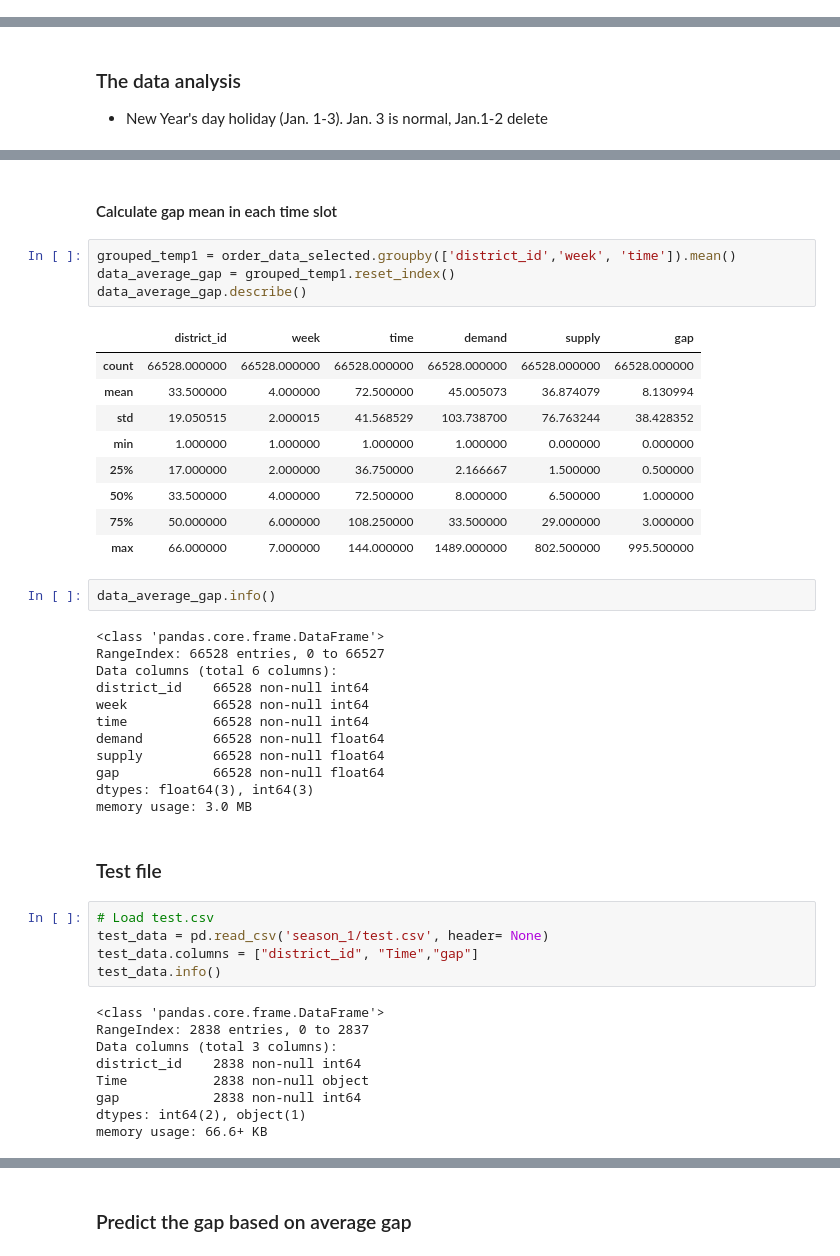
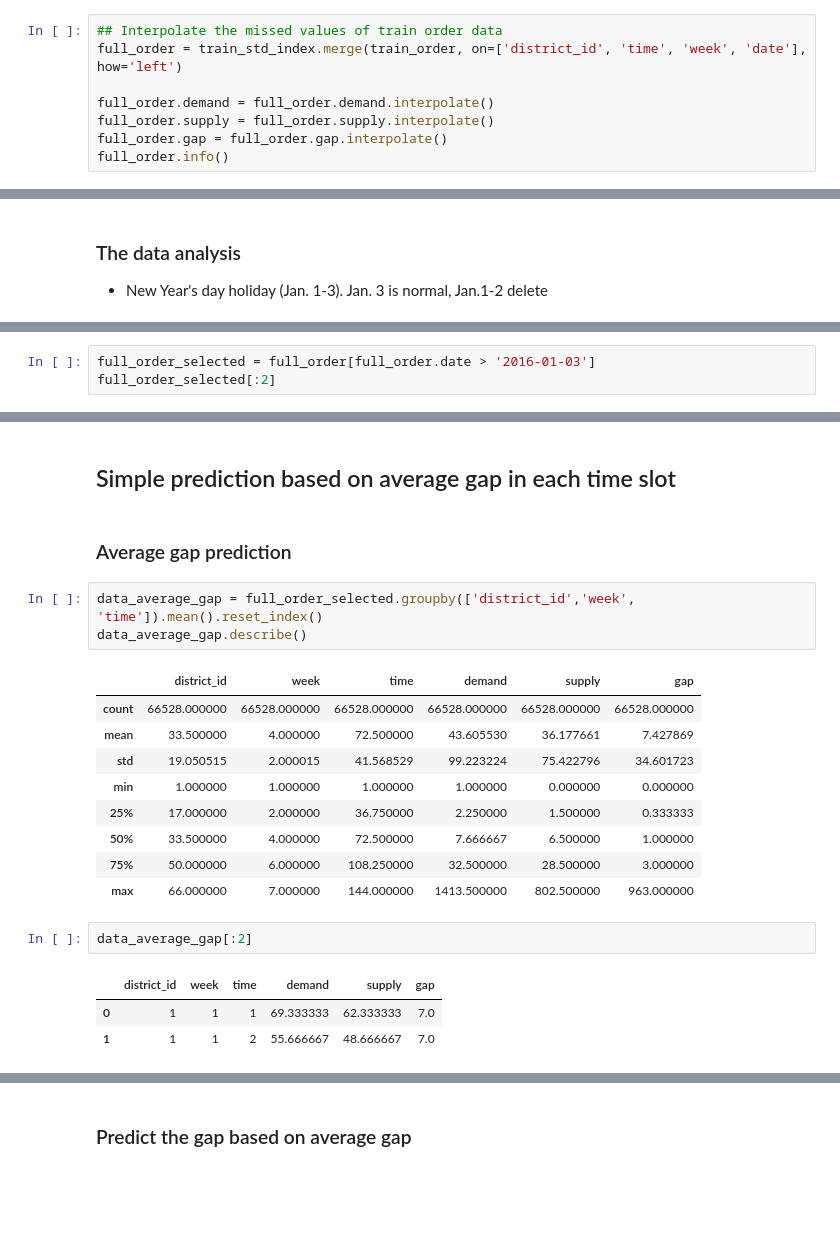
Before and after one commit to gwwang16/Machine-Learning, a Jupyter notebook: Projects/Capstone-AI-for-Robotics/Di-Tech/Data_Analysis.ipynb, the cells around one changed output, grey strips where cells are left out. Saved outputs shown, nothing was run; the diff lists cells and outputs as text; blank space fills up the shorter version.

```diff
--- a/Projects/Capstone-AI-for-Robotics/Di-Tech/Data_Analysis.ipynb
+++ b/Projects/Capstone-AI-for-Robotics/Di-Tech/Data_Analysis.ipynb
@@ -131,0 +175,8 @@ train_order[:2]
+# %%
+## Interpolate the missed values of train order data
+full_order = train_std_index.merge(train_order, on=['district_id', 'time', 'week', 'date'], how='left')
+
+full_order.demand = full_order.demand.interpolate()
+full_order.supply = full_order.supply.interpolate()
+full_order.gap = full_order.gap.interpolate()
+full_order.info()
@@ -723,0 +833,3 @@ order_data_selected[:2]
+# %%
+full_order_selected = full_order[full_order.date > '2016-01-03']
+full_order_selected[:2]
@@ -724,46 +899,23 @@ order_data_selected[:2]
 # %% [markdown]
-#### Calculate gap mean in each time slot
+## Simple prediction based on average gap in each time slot
+# %% [markdown]
+### Average gap prediction
 # %%
-grouped_temp1 = order_data_selected.groupby(['district_id','week', 'time']).mean()
-data_average_gap = grouped_temp1.reset_index()
+data_average_gap = full_order_selected.groupby(['district_id','week', 'time']).mean().reset_index()
 data_average_gap.describe()
 # %% [output]
 |  | district_id | week | time | demand | supply | gap |
 | count | 66528.000000 | 66528.000000 | 66528.000000 | 66528.000000 | 66528.000000 | 66528.000000 |
-| mean | 33.500000 | 4.000000 | 72.500000 | 45.005073 | 36.874079 | 8.130994 |
-| std | 19.050515 | 2.000015 | 41.568529 | 103.738700 | 76.763244 | 38.428352 |
+| mean | 33.500000 | 4.000000 | 72.500000 | 43.605530 | 36.177661 | 7.427869 |
+| std | 19.050515 | 2.000015 | 41.568529 | 99.223224 | 75.422796 | 34.601723 |
 | min | 1.000000 | 1.000000 | 1.000000 | 1.000000 | 0.000000 | 0.000000 |
-| 25% | 17.000000 | 2.000000 | 36.750000 | 2.166667 | 1.500000 | 0.500000 |
-| 50% | 33.500000 | 4.000000 | 72.500000 | 8.000000 | 6.500000 | 1.000000 |
-| 75% | 50.000000 | 6.000000 | 108.250000 | 33.500000 | 29.000000 | 3.000000 |
-| max | 66.000000 | 7.000000 | 144.000000 | 1489.000000 | 802.500000 | 995.500000 |
+| 25% | 17.000000 | 2.000000 | 36.750000 | 2.250000 | 1.500000 | 0.333333 |
+| 50% | 33.500000 | 4.000000 | 72.500000 | 7.666667 | 6.500000 | 1.000000 |
+| 75% | 50.000000 | 6.000000 | 108.250000 | 32.500000 | 28.500000 | 3.000000 |
+| max | 66.000000 | 7.000000 | 144.000000 | 1413.500000 | 802.500000 | 963.000000 |
 # %%
-data_average_gap.info()
+data_average_gap[:2]
 # %% [output]
-<class 'pandas.core.frame.DataFrame'>
-RangeIndex: 66528 entries, 0 to 66527
-Data columns (total 6 columns):
-district_id    66528 non-null int64
-week           66528 non-null int64
-time           66528 non-null int64
-demand         66528 non-null float64
-supply         66528 non-null float64
-gap            66528 non-null float64
-dtypes: float64(3), int64(3)
-memory usage: 3.0 MB
+|  | district_id | week | time | demand | supply | gap |
+| 0 | 1 | 1 | 1 | 69.333333 | 62.333333 | 7.0 |
+| 1 | 1 | 1 | 2 | 55.666667 | 48.666667 | 7.0 |
-# %% [markdown]
-### Test file
-# %%
-# Load test.csv
-test_data = pd.read_csv('season_1/test.csv', header= None)
-test_data.columns = ["district_id", "Time","gap"]
-test_data.info()
-# %% [output]
-<class 'pandas.core.frame.DataFrame'>
-RangeIndex: 2838 entries, 0 to 2837
-Data columns (total 3 columns):
-district_id    2838 non-null int64
-Time           2838 non-null object
-gap            2838 non-null int64
-dtypes: int64(2), object(1)
-memory usage: 66.6+ KB
```
Also changed, not shown: parts of 134 cells of this notebook, 3 other files.
